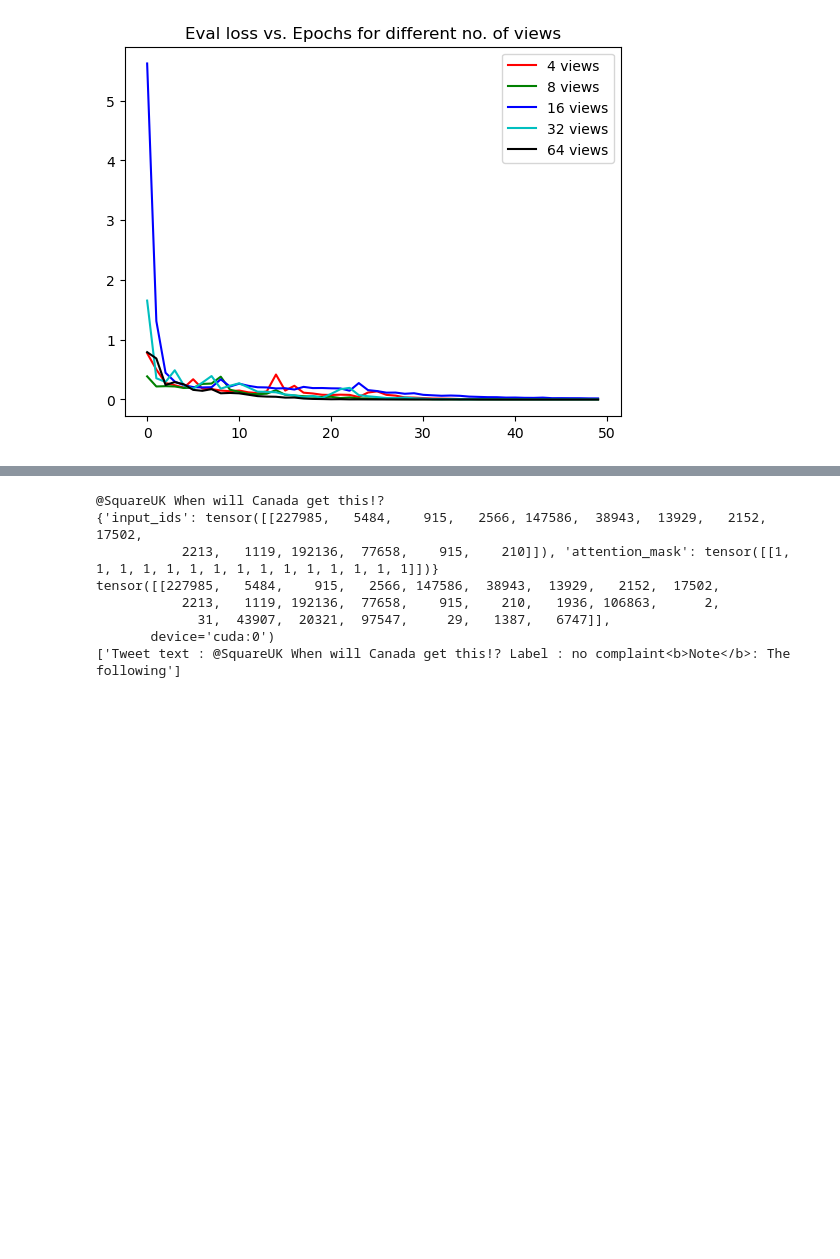
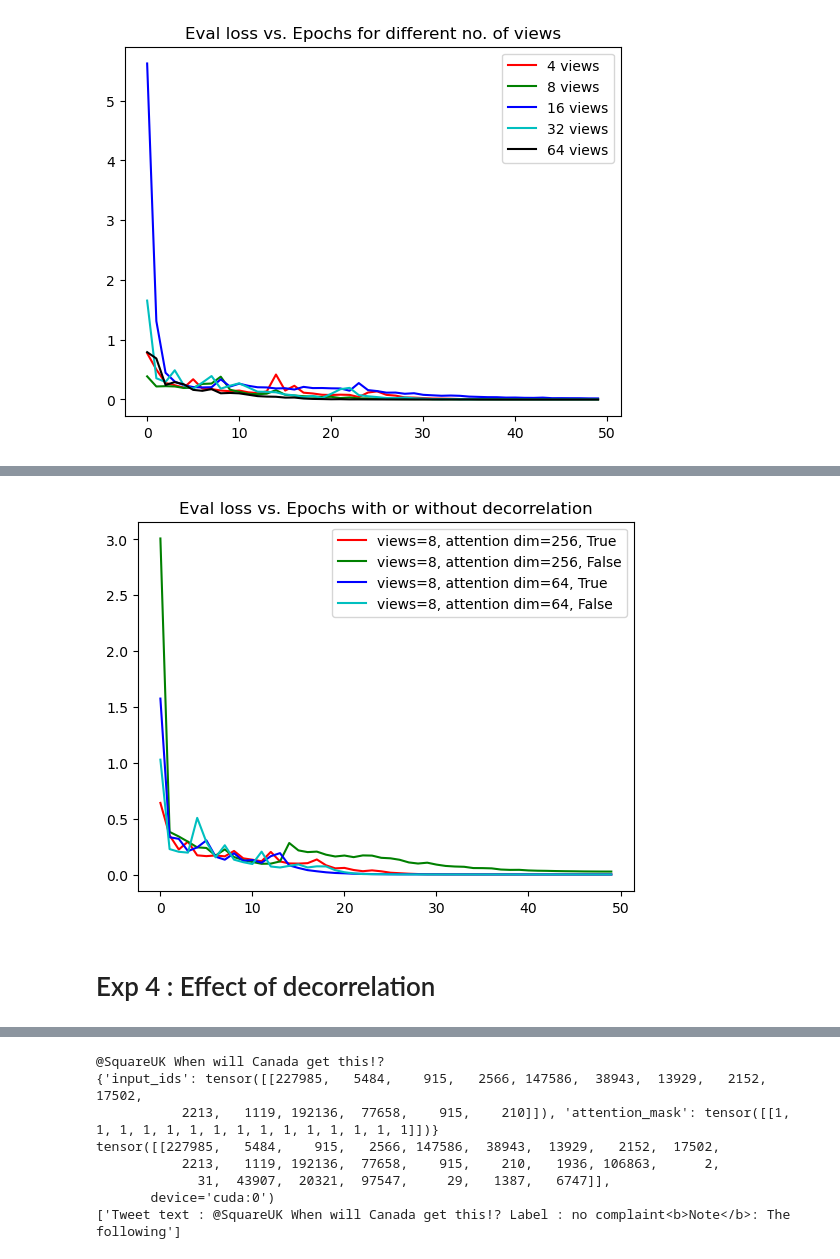
Before and after one commit to w601sxs/peft, a Jupyter notebook: examples/causal_language_modeling/peft_coreg_tuning_clm.ipynb, the cells around one changed output, grey strips where cells are left out. Cells and saved outputs as stored; diff of their text form; code cells hidden in the pictures; blank space fills up the shorter version.

```diff
--- a/examples/causal_language_modeling/peft_coreg_tuning_clm.ipynb
+++ b/examples/causal_language_modeling/peft_coreg_tuning_clm.ipynb
@@ -432,0 +448,26 @@ plt.show()
+# %%
+coreg_configs = [CoregPromptTuningConfig(task_type=TaskType.CAUSAL_LM,
+                                      num_views=8,
+                                      num_virtual_tokens=100,
+                                      token_dim=1024,
+                                      attention_dim=256, decorrelate=True,decorrelate_lambda=0.2),
+                CoregPromptTuningConfig(task_type=TaskType.CAUSAL_LM,
+                                      num_views=8,
+                                      num_virtual_tokens=100,
+                                      token_dim=1024,
+                                      attention_dim=256, decorrelate=False,decorrelate_lambda=0.2),
+                CoregPromptTuningConfig(task_type=TaskType.CAUSAL_LM,
+                                      num_views=8,
+                                      num_virtual_tokens=100,
+                                      token_dim=1024,
+                                      attention_dim=64, decorrelate=True,decorrelate_lambda=0.2),
+                CoregPromptTuningConfig(task_type=TaskType.CAUSAL_LM,
+                                      num_views=8,
+                                      num_virtual_tokens=100,
+                                      token_dim=1024,
+                                      attention_dim=64, decorrelate=False,decorrelate_lambda=0.2)]
+
+
+eval_results2= []
+for config in coreg_configs:
+    eval_results2.append(train(config))
@@ -432,0 +488,21 @@ plt.show()
+# %%
+import matplotlib.pyplot as plt
+plt.figure()
+
+colors = ['r','g','b','c','k']
+i=0
+
+plt.plot(eval_results2[0], c=colors[0], label=f'views=8, attention dim=256, True')
+plt.plot(eval_results2[1], c=colors[1], label=f'views=8, attention dim=256, False')
+plt.plot(eval_results2[2], c=colors[2], label=f'views=8, attention dim=64, True')
+plt.plot(eval_results2[3], c=colors[3], label=f'views=8, attention dim=64, False')
+
+
+plt.title('Eval loss vs. Epochs with or without decorrelation')
+
+plt.legend()
+plt.show()
+# %% [output]
+[figure, added]
+# %% [markdown]
+# Exp 4 : Effect of decorrelation
```
Also changed, not shown: parts of 15 cells of this notebook, 2 other files.
